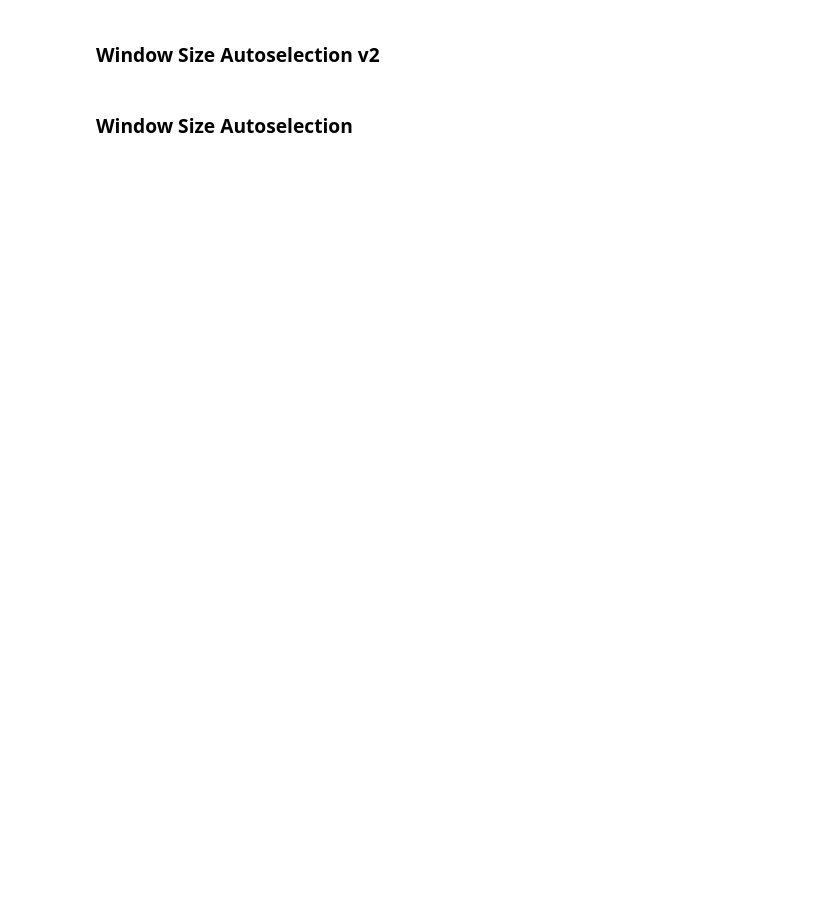
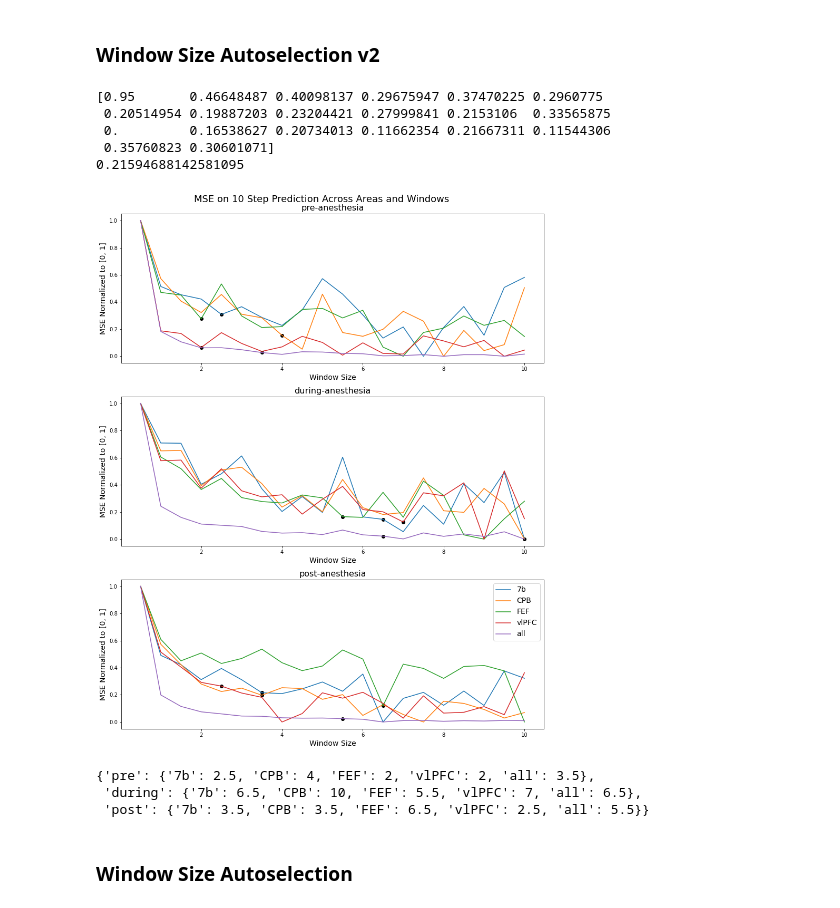
Before and after one commit to adamjeisen/ChaoticConsciousness, a Jupyter notebook: _sandbox/methods/VAR/2021-12-15 - Test Pre-During-Post Window Sizes Separately.ipynb, the cells around one changed output. Cells and saved outputs as stored; diff of their text form; code cells hidden in the pictures; blank space fills up the shorter version.

```diff
--- a/_sandbox/methods/VAR/2021-12-15 - Test Pre-During-Post Window Sizes Separately.ipynb
+++ b/_sandbox/methods/VAR/2021-12-15 - Test Pre-During-Post Window Sizes Separately.ipynb
@@ -205,7 +209,7 @@ fig, axs = plt.subplots(rows, cols, figsize=(12, 15))
 step_to_use = 10
 start_time = 120
 # improvement_thresh = 0.02 # if the improvement is less than the threshold, pick the previous window
-pct_of_value = 0.95
+pct_of_value = 0.9
 selected_windows = {}
 
 phases = ['pre', 'during', 'post']
@@ -240,35 +244,46 @@ for num, slice_func in enumerate([pre_anesthesia_slice, during_anesthesia_slice,
 
         # fig, axs = plt.subplots(3, 2, figsize=(12, 8))
 #         fig = plt.figure(figsize=(12, 8))
 #         ax = plt.gca()
     if rows == 1 or cols == 1:
         ax = axs[num]
     for i, area in enumerate(step_mse.keys()):
     #     ax = axs[int(i/2), i % 2]
         mse_per_window = np.array([step_mse[area][window][slice_func(window), step_to_use - 1].mean() for window in windows])
         min_val = mse_per_window.min()
         max_val = mse_per_window.max()
         mse_per_window -= min_val
         mse_per_window /= max_val - min_val
         ax.plot(windows, mse_per_window, label=area)
         pt = step_mse[area][selected_windows[phase][area]][slice_func(selected_windows[phase][area]), step_to_use - 1].mean()
         pt -= min_val
         pt /= max_val - min_val
         if num == 2 and area == '7b':
             print(mse_per_window*0.95)
             print(pt)
         ax.scatter(selected_windows[phase][area], pt, color='k')
     ax.set_title(f"{phase}-anesthesia", fontsize=16)
     ax.set_xlabel("Window Size", fontsize=14)
     ax.set_ylabel("MSE Normalized to [0, 1]", fontsize=14)
 plt.legend(fontsize=14)
 plt.suptitle(f"MSE on {step_to_use} Step Prediction Across Areas and Windows", fontsize=18)
 
         #     PLOT THE AREA WINDOW SIZE MSES AND A DOT AT THE SELECTED VALUE
 plt.tight_layout()
 plt.show()
+# %% [output]
+[0.95       0.46648487 0.40098137 0.29675947 0.37470225 0.2960775
+ 0.20514954 0.19887203 0.23204421 0.27999841 0.2153106  0.33565875
+ 0.         0.16538627 0.20734013 0.11662354 0.21667311 0.11544306
+ 0.35760823 0.30601071]
+0.21594688142581095
+[figure, added]
 # %%
 selected_windows
+# %% [output]
+{'pre': {'7b': 2.5, 'CPB': 4, 'FEF': 2, 'vlPFC': 2, 'all': 3.5},
+ 'during': {'7b': 6.5, 'CPB': 10, 'FEF': 5.5, 'vlPFC': 7, 'all': 6.5},
+ 'post': {'7b': 3.5, 'CPB': 3.5, 'FEF': 6.5, 'vlPFC': 2.5, 'all': 5.5}}
 # %%
 save(selected_windows, os.path.join(results_dir, f"{session}_selected_windows_phases_{step_to_use}_steps"))
 # %% [markdown]
```
Also changed, not shown: parts of 5 cells of this notebook, 1 other file.
